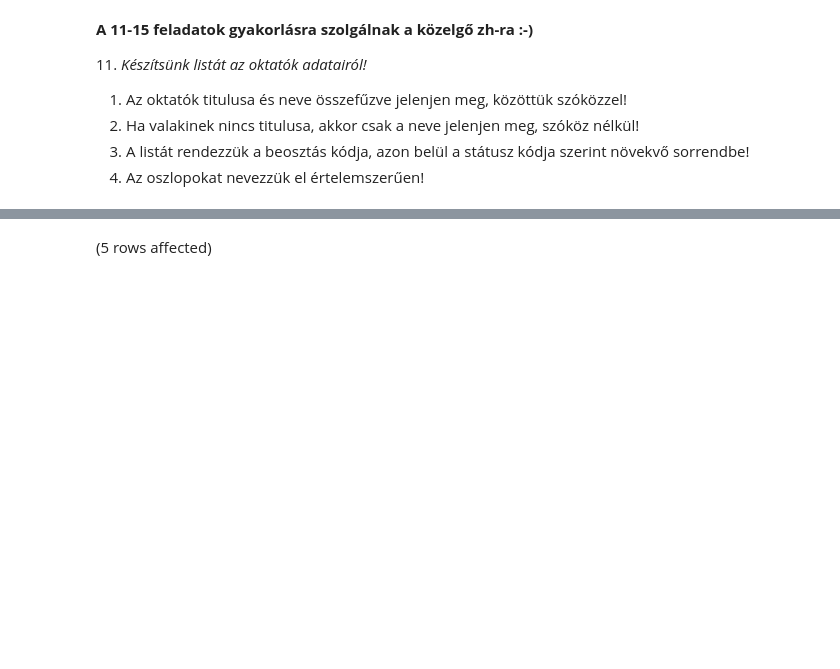
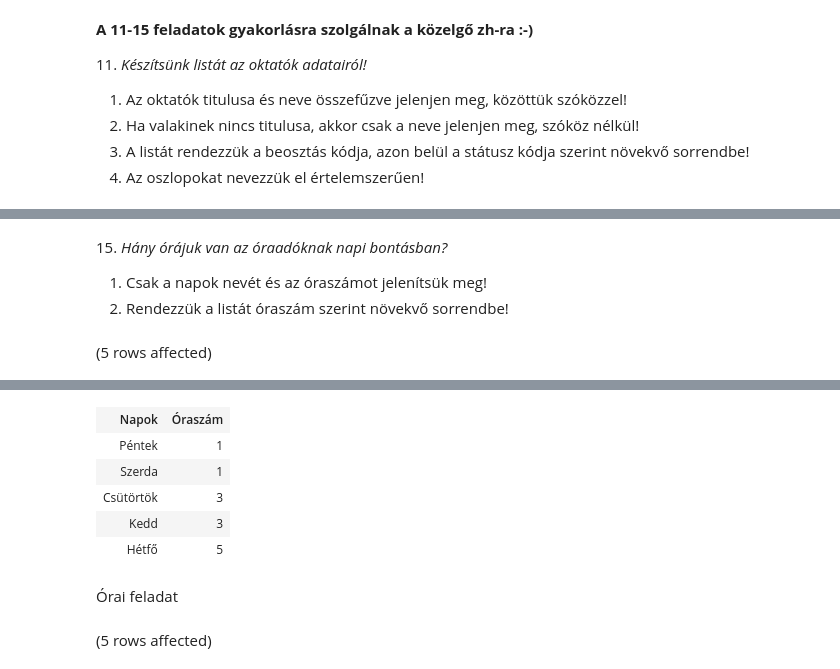
Before and after one commit to j6n0s/BCXA6D_Adatbazisok, a Jupyter notebook: gyakorlat03_feladatok.ipynb, the cells around one changed output, grey strips where cells are left out. Saved outputs shown, nothing was run; the diff lists cells and outputs as text; code cells hidden in the pictures; blank space fills up the shorter version.

Commit message:
Feladatok megoldása ZH-ra készülés

```diff
--- a/gyakorlat03_feladatok.ipynb
+++ b/gyakorlat03_feladatok.ipynb
@@ -168,0 +337,16 @@ Total execution time: 00:00:00.026
+# %% [markdown]
+15. _Hány órájuk van az óraadóknak napi bontásban?_
+
+1. Csak a napok nevét és az óraszámot jelenítsük meg!
+2. Rendezzük a listát óraszám szerint növekvő sorrendbe!
+# %%
+SELECT  n.nap AS 'Napok',
+        COUNT(*) AS 'Óraszám'
+FROM Orak o JOIN Oktatok okt ON o.tanar = okt.oktato_id
+            JOIN Napok n ON o.nap = n.nap_id
+            JOIN statusok s ON okt.status = s.Skod
+WHERE s.Status = 'Óraadó'
+GROUP BY n.nap
+ORDER BY 'Óraszám' ASC
+# %% [output]
+(5 rows affected)
@@ -169,3 +354,11 @@ Total execution time: 00:00:00.026
+| Napok | Óraszám |
+| Péntek | 1 |
+| Szerda | 1 |
+| Csütörtök | 3 |
+| Kedd | 3 |
+| Hétfő | 5 |
+# %% [markdown]
+Órai feladat
 # %%
 SELECT  *,
         CASE
```
Also changed, not shown: parts of 15 cells of this notebook, 1 other file.
